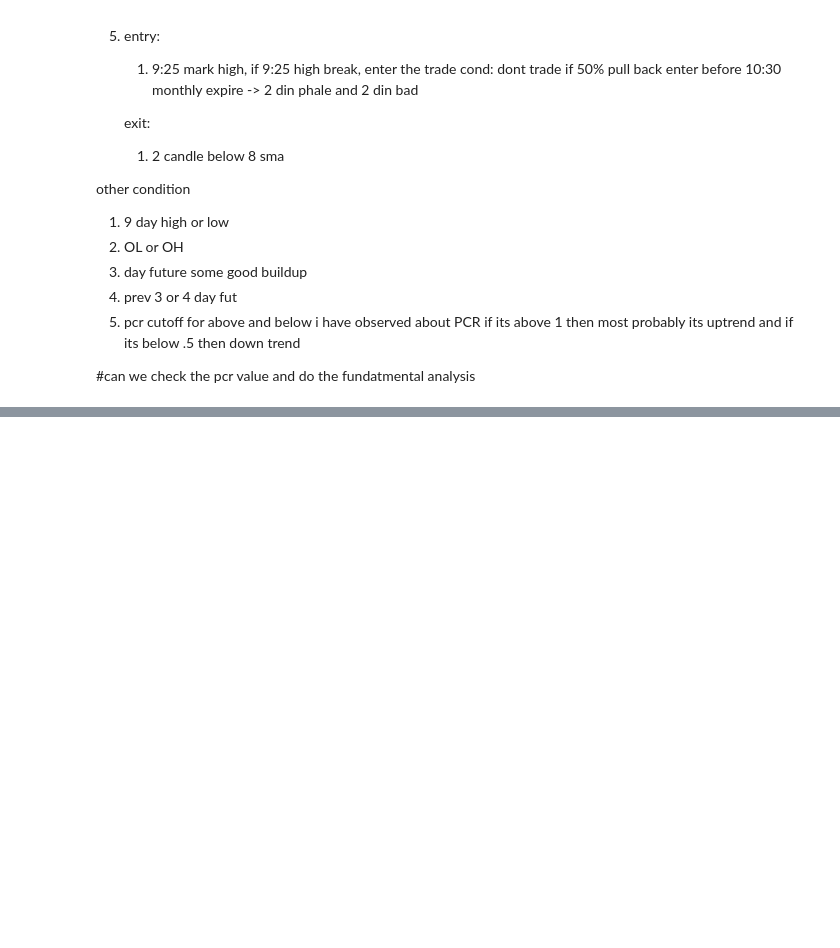
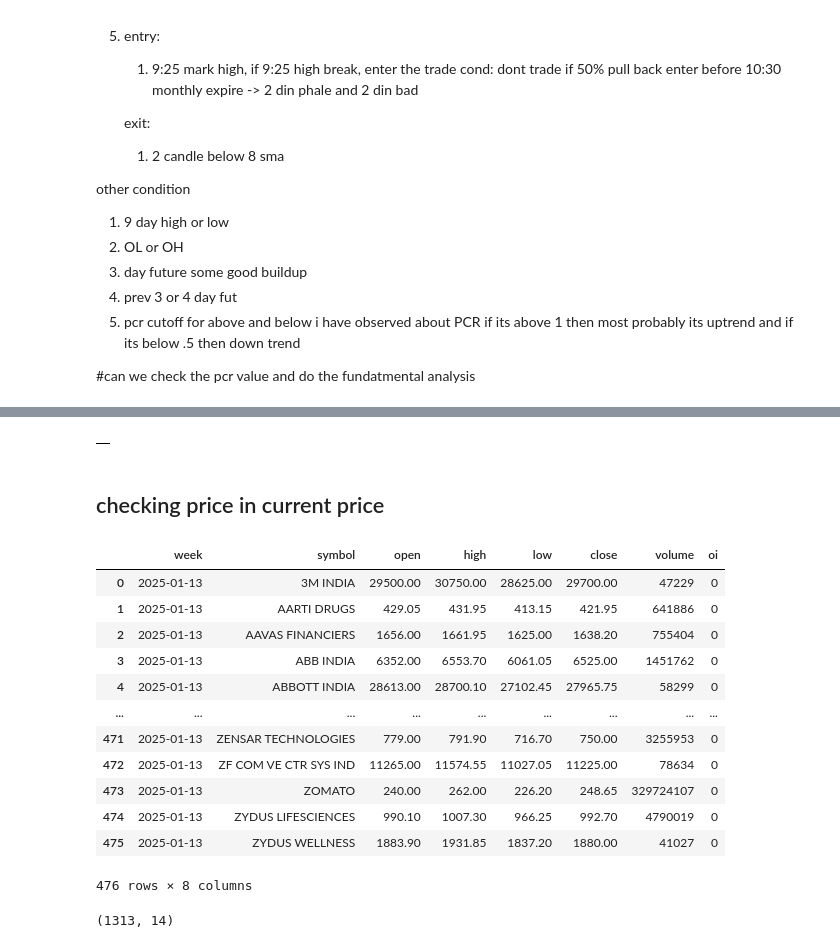
Before and after one commit to Madcodex/stock_automata, a Jupyter notebook: notebook/identify_signals.ipynb, the cells around one changed output, grey strips where cells are left out. Saved outputs shown, nothing was run; the diff lists cells and outputs as text; code cells hidden in the pictures; blank space fills up the shorter version.

```diff
--- a/notebook/identify_signals.ipynb
+++ b/notebook/identify_signals.ipynb
@@ -1168,0 +1228,8 @@ df_nine_filt[(df_nine_filt.per_chg > 2 )|( df_nine_filt.per_chg < -2)].to_clipbo
+# %%
+# select the stocks list which are in futures only
+inst = pd.DataFrame(kite.instruments("NFO"))
+inst_nse = pd.DataFrame(kite.instruments("NSE"))
+
+fut_inst = inst[inst["tradingsymbol"].str.contains('4DECFUT')]
+# %%
+top_five_hun = inst_nse[inst_nse.tradingsymbol.isin(df_nse.Symbol.unique())]
@@ -1168,0 +2136,6 @@ df_nine_filt[(df_nine_filt.per_chg > 2 )|( df_nine_filt.per_chg < -2)].to_clipbo
+# %%
+patterns_df
+# %% [output]
+|  |
+# %% [markdown]
+## checking price in current price
@@ -1168,0 +2155,36 @@ df_nine_filt[(df_nine_filt.per_chg > 2 )|( df_nine_filt.per_chg < -2)].to_clipbo
+# %%
+# Assuming 'data' is your dataframe
+df_current['week'] = df_current['date'].dt.to_period('W')  # Extract year-month
+
+# Aggregate the data at the month level
+monthly_data_current = df_current.groupby(['week', 'symbol']).agg(
+    open=('open', 'first'),
+    high=('high', 'max'),
+    low=('low', 'min'),
+    close=('close', 'last'),
+    volume=('volume', 'sum'),
+    oi=('oi', 'sum')
+).reset_index()
+
+# Convert month back to datetime if needed
+monthly_data_current['week'] = monthly_data_current['week'].dt.to_timestamp()
+# %%
+monthly_data_current
+# %% [output]
+|  | week | symbol | open | high | low | close | volume | oi |
+| 0 | 2025-01-13 | 3M INDIA | 29500.00 | 30750.00 | 28625.00 | 29700.00 | 47229 | 0 |
+| 1 | 2025-01-13 | AARTI DRUGS | 429.05 | 431.95 | 413.15 | 421.95 | 641886 | 0 |
+| 2 | 2025-01-13 | AAVAS FINANCIERS | 1656.00 | 1661.95 | 1625.00 | 1638.20 | 755404 | 0 |
+| 3 | 2025-01-13 | ABB INDIA | 6352.00 | 6553.70 | 6061.05 | 6525.00 | 1451762 | 0 |
+| 4 | 2025-01-13 | ABBOTT INDIA | 28613.00 | 28700.10 | 27102.45 | 27965.75 | 58299 | 0 |
+| ... | ... | ... | ... | ... | ... | ... | ... | ... |
+| 471 | 2025-01-13 | ZENSAR TECHNOLOGIES | 779.00 | 791.90 | 716.70 | 750.00 | 3255953 | 0 |
+| 472 | 2025-01-13 | ZF COM VE CTR SYS IND | 11265.00 | 11574.55 | 11027.05 | 11225.00 | 78634 | 0 |
+| 473 | 2025-01-13 | ZOMATO | 240.00 | 262.00 | 226.20 | 248.65 | 329724107 | 0 |
+| 474 | 2025-01-13 | ZYDUS LIFESCIENCES | 990.10 | 1007.30 | 966.25 | 992.70 | 4790019 | 0 |
+| 475 | 2025-01-13 | ZYDUS WELLNESS | 1883.90 | 1931.85 | 1837.20 | 1880.00 | 41027 | 0 |
+476 rows × 8 columns
+# %%
+pattern_matches.shape
+# %% [output]
+(1313, 14)
```
Also changed, not shown: parts of 64 cells of this notebook.
